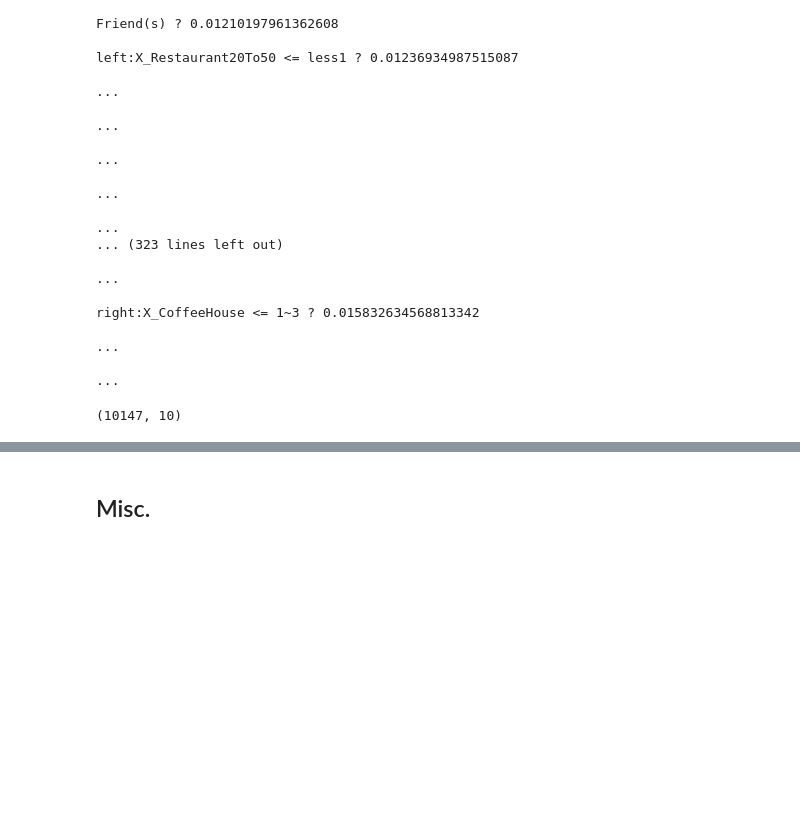
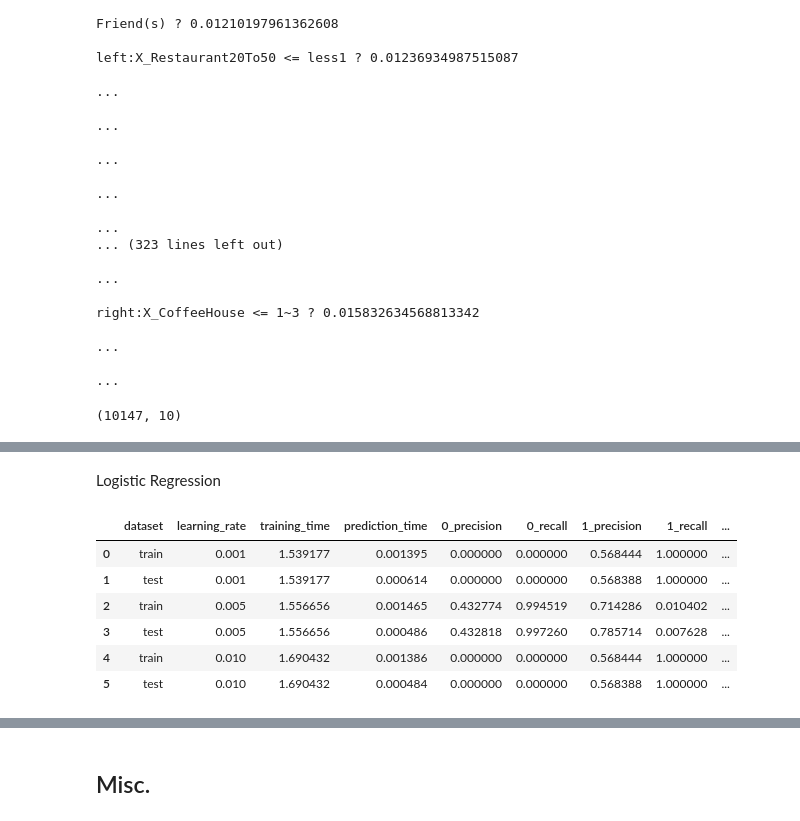
Before and after one commit to TomTomoki/In-vehicle-couple-recommendation, a Jupyter notebook: ProjectReport.ipynb, the cells around one changed output, grey strips where cells are left out. Drawn from its saved outputs; the diff is of its cells as text; code cells hidden in the pictures; blank space fills up the shorter version.

```diff
--- a/ProjectReport.ipynb
+++ b/ProjectReport.ipynb
@@ -949,0 +918,68 @@ weighted avg       0.65      0.65      0.65      2537
+# %% [markdown]
+Logistic Regression
+# %%
+learning_rate = [0.001, 0.005, 0.01]
+results = []
+
+x_train_ = pd.get_dummies(x_train)
+x_test_ = pd.get_dummies(x_test)
+
+for lr in learning_rate:
+    lg_model_fs = LogisticRegression(lr=lr)
+    t0 = time.time()
+    lg_model_fs.fit(x_train_, y_train)
+    train_time = time.time()-t0
+
+    t0 = time.time()
+    y_hat = lg_model_fs.predict(x_train_)
+    prediction_time = time.time()-t0
+
+    report = classification_report(y_train, y_hat, output_dict=True)
+
+    train_result = []
+    train_result.append('train')
+    train_result.append(lr)
+    train_result.append(train_time)
+    train_result.append(prediction_time)
+    train_result.append(report['0']['precision'])
+    train_result.append(report['0']['recall'])
+    train_result.append(report['1']['precision'])
+    train_result.append(report['1']['recall'])
+    train_result.append(report['accuracy'])
+    train_result.append(report['weighted avg']['precision'])
+    train_result.append(report['weighted avg']['recall'])
+
+    t0 = time.time()
+    y_hat = lg_model_fs.predict(x_test_)
+    prediction_time = time.time()-t0
+
+    report = classification_report(y_test, y_hat, output_dict=True)
+
+    test_result = []
+    test_result.append('test')
+    test_result.append(lr)
+    test_result.append(train_time)
+    test_result.append(prediction_time)
+    test_result.append(report['0']['precision'])
+    test_result.append(report['0']['recall'])
+    test_result.append(report['1']['precision'])
+    test_result.append(report['1']['recall'])
+    test_result.append(report['accuracy'])
+    test_result.append(report['weighted avg']['precision'])
+    test_result.append(report['weighted avg']['recall'])
+
+    results.append(train_result)
+    results.append(test_result)
+
+report_columns = ['dataset', 'learning_rate', 'training_time', 'prediction_time', '0_precision', '0_recall', '1_precision', '1_recall', 'accuracy',
+                    'weighted_avg_precision', 'weighted_avg_recall']
+
+pd.DataFrame(results, columns=report_columns)
+# %% [output]
+|  | dataset | learning_rate | training_time | prediction_time | 0_precision | 0_recall | 1_precision | 1_recall | ... |
+| 0 | train | 0.001 | 1.539177 | 0.001395 | 0.000000 | 0.000000 | 0.568444 | 1.000000 | ... |
+| 1 | test | 0.001 | 1.539177 | 0.000614 | 0.000000 | 0.000000 | 0.568388 | 1.000000 | ... |
+| 2 | train | 0.005 | 1.556656 | 0.001465 | 0.432774 | 0.994519 | 0.714286 | 0.010402 | ... |
+| 3 | test | 0.005 | 1.556656 | 0.000486 | 0.432818 | 0.997260 | 0.785714 | 0.007628 | ... |
+| 4 | train | 0.010 | 1.690432 | 0.001386 | 0.000000 | 0.000000 | 0.568444 | 1.000000 | ... |
+| 5 | test | 0.010 | 1.690432 | 0.000484 | 0.000000 | 0.000000 | 0.568388 | 1.000000 | ... |
```
Also changed, not shown: parts of 15 cells of this notebook.
